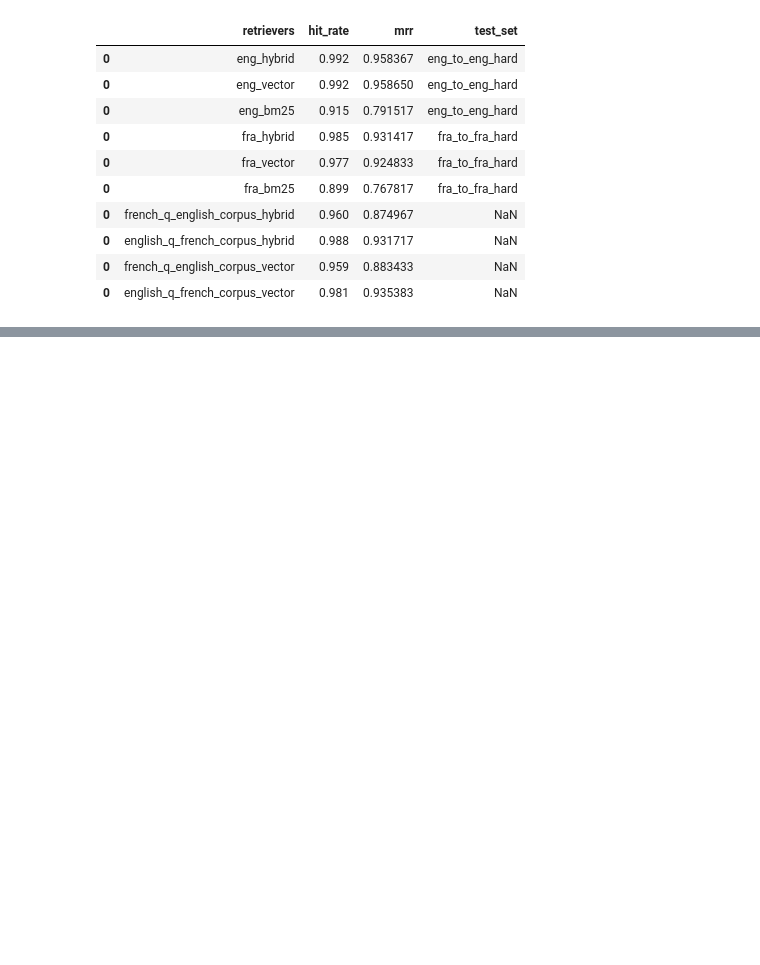
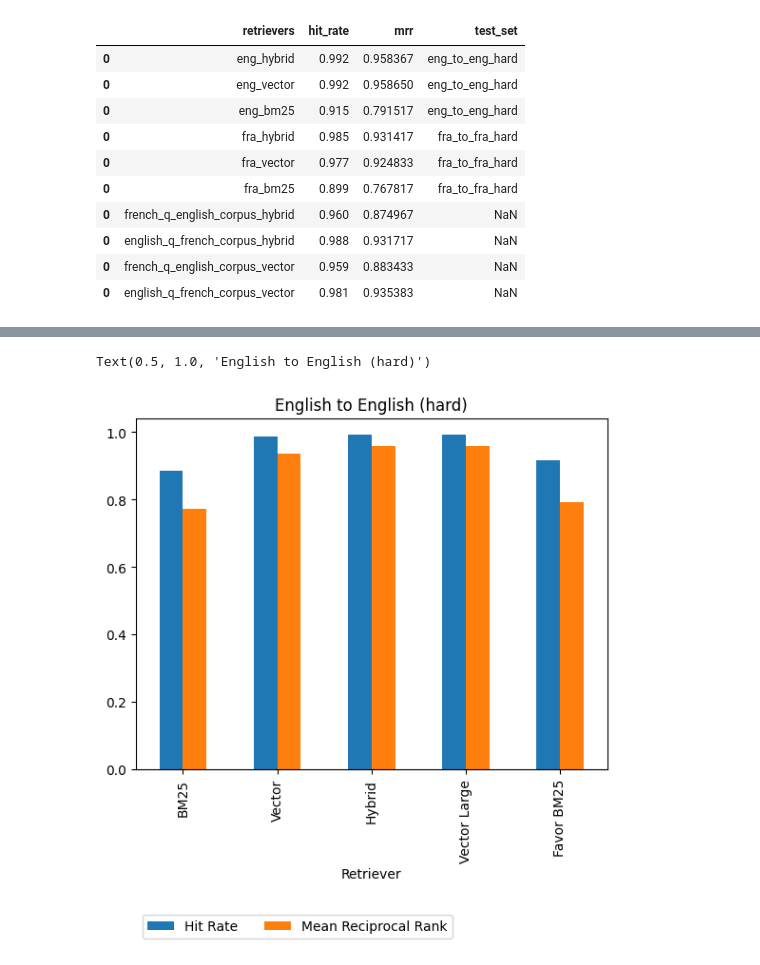
Before and after one commit to justice-bac/laws-clir, a Jupyter notebook: 5_weaviate_eval.ipynb, the cells around one changed output, grey strips where cells are left out. Drawn from its saved outputs; the diff is of its cells as text; code cells hidden in the pictures; blank space fills up the shorter version.

Commit message:
compare weaviate with baseline

```diff
--- a/5_weaviate_eval.ipynb
+++ b/5_weaviate_eval.ipynb
@@ -719,3 +719,17 @@ pd.concat([result1, result2, result3, result4, result5, result6, result7, result
 | 0 | english_q_french_corpus_hybrid | 0.988 | 0.931717 | NaN |
 | 0 | french_q_english_corpus_vector | 0.959 | 0.883433 | NaN |
 | 0 | english_q_french_corpus_vector | 0.981 | 0.935383 | NaN |
+# %%
+new_results = pd.concat([result1, result2, result3, result4, result5, result6, result7, result8, result9, result10])
+new_results.reset_index(drop=True, inplace=True)
+new_results.loc[6, "test_set"] = "eng_to_fra_hard"
+new_results.loc[7, "test_set"] = "fra_to_eng_hard"
+new_results.loc[8, "test_set"] = "eng_to_fra_hard"
+new_results.loc[9, "test_set"] = "fra_to_eng_hard"
+
+new_results.loc[6, "retrievers"] = "eng_hybrid"
+new_results.loc[7, "retrievers"] = "fra_hybrid"
+new_results.loc[8, "retrievers"] = "eng_vector"
+new_results.loc[9, "retrievers"] = "fra_vector"
+
+new_results
@@ -721,0 +824,3 @@ pd.concat([result1, result2, result3, result4, result5, result6, result7, result
+# %%
+all_results = pd.concat([baseline_results, result_cross2])
+all_results
@@ -721,0 +845,13 @@ pd.concat([result1, result2, result3, result4, result5, result6, result7, result
+# %%
+all_results[
+    (all_results["Query language"] == "English")
+    & (all_results["Corpus language"] == "English")
+    & (all_results["Query difficulty"] == "Hard")
+].set_index("Retriever", drop=True).plot.bar()
+
+# Move legend to bottom left
+plt.legend(loc='lower left', bbox_to_anchor=(0.0, -0.5), ncol=2)
+plt.title("English to English (hard)")
+# %% [output]
+Text(0.5, 1.0, 'English to English (hard)')
+[figure, added]
```
Also changed, not shown: parts of 6 cells of this notebook, 1 other file.
